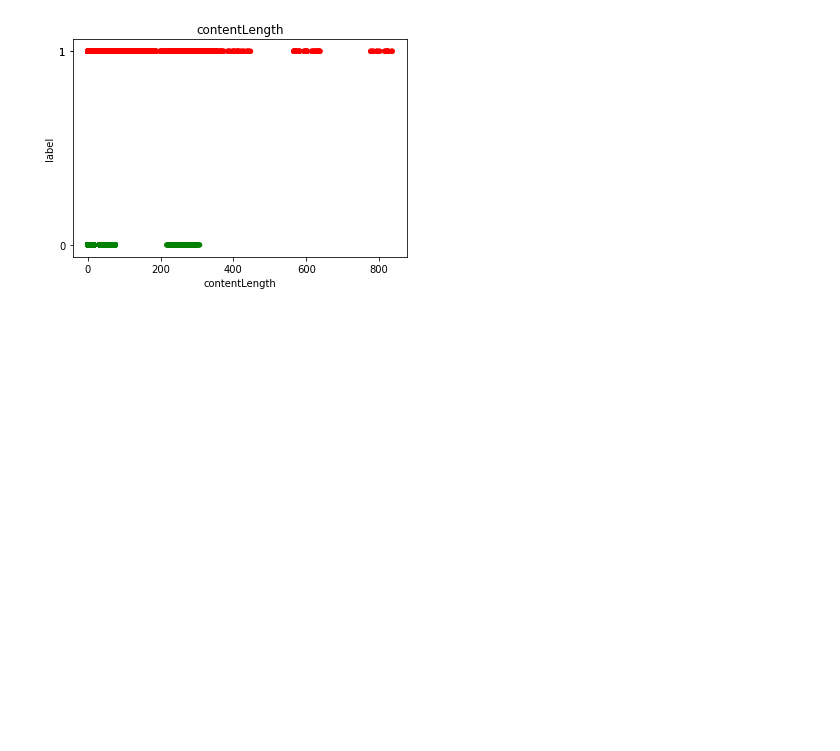
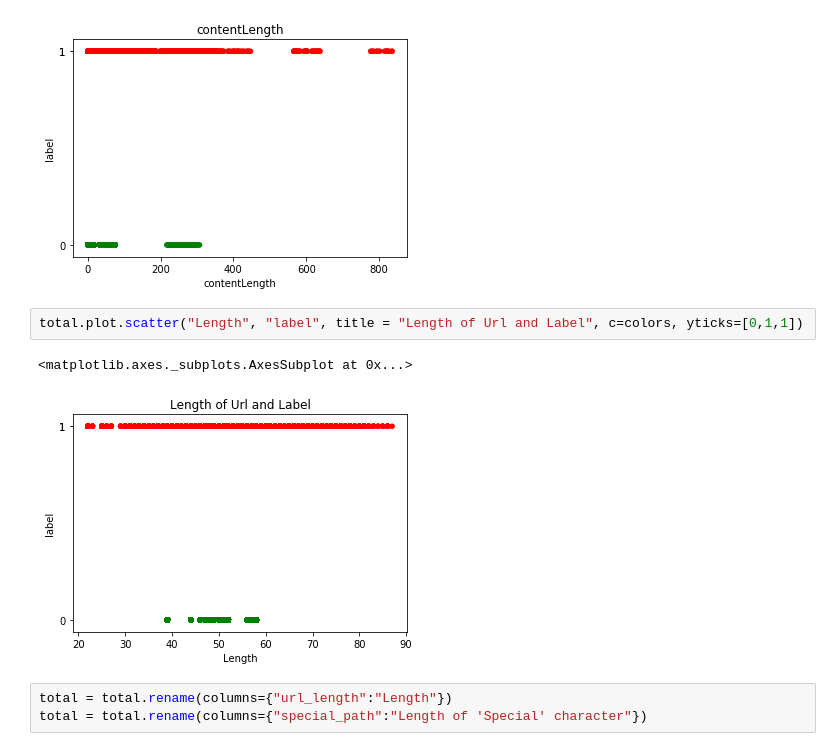
Before and after one commit to liyzcj/intrusion_detection, a Jupyter notebook: Analyze.ipynb, the cells around one changed output. Cells and saved outputs as stored; diff of their text form; blank space fills up the shorter version.

```diff
--- a/Analyze.ipynb
+++ b/Analyze.ipynb
@@ -37,3 +48,11 @@ for col in total.columns.values[:-1]:
 [figure]
 [figure]
 [figure]
+# %%
+total.plot.scatter("Length", "label", title = "Length of Url and Label", c=colors, yticks=[0,1,1])
+# %% [output]
+<matplotlib.axes._subplots.AxesSubplot at 0x...>
+[figure, added]
+# %%
+total = total.rename(columns={"url_length":"Length"})
+total = total.rename(columns={"special_path":"Length of 'Special' character"})
```
Also changed, not shown: parts of 2 cells of this notebook, 1 other file.
